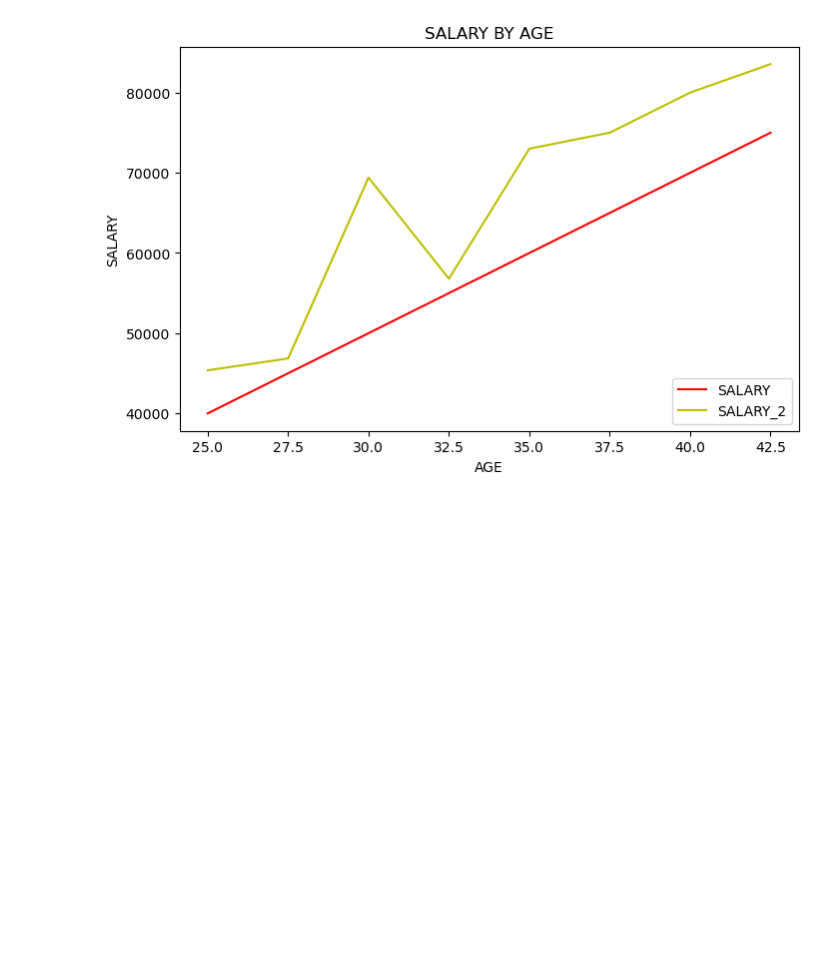
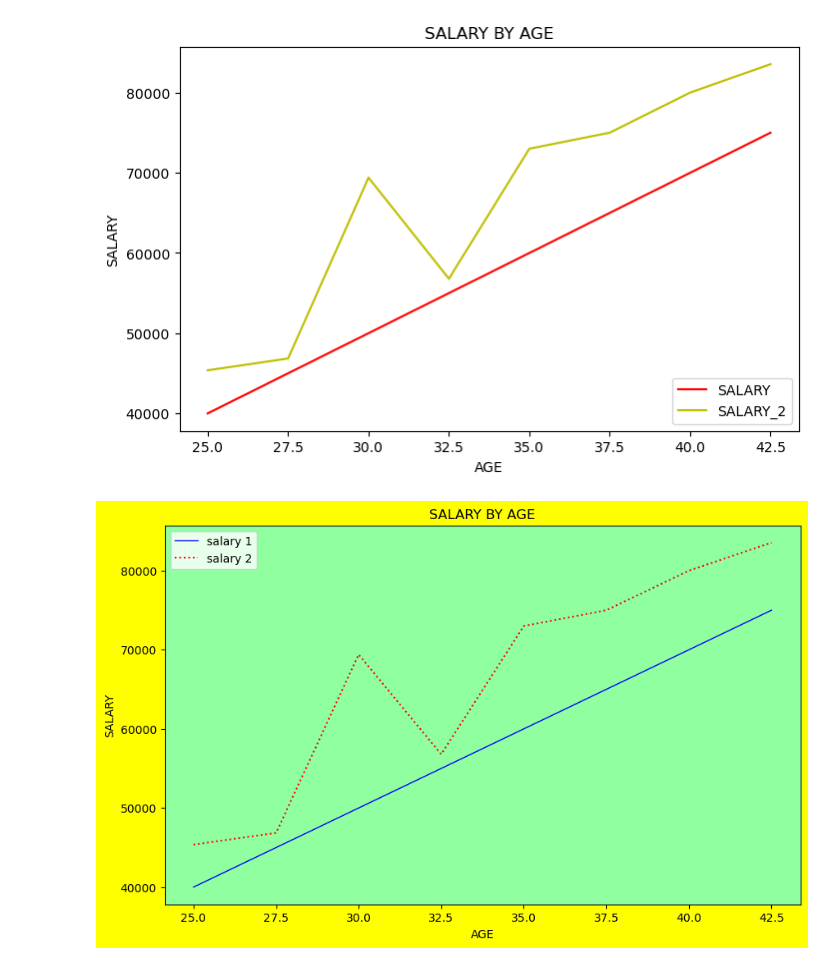
Before and after one commit to easgarli/datascience_bootcamp, a Jupyter notebook: pandas/Data_Visualization_InClass_1_(Intro & Matplotlib)_04.29.2024.ipynb, the cells around one changed output. Cells and saved outputs as stored; diff of their text form; code cells hidden in the pictures; blank space fills up the shorter version.

Commit message:
new visual

```diff
--- a/pandas/Data_Visualization_InClass_1_(Intro & Matplotlib)_04.29.2024.ipynb
+++ b/pandas/Data_Visualization_InClass_1_(Intro & Matplotlib)_04.29.2024.ipynb
@@ -119,3 +119,20 @@ plt.title("SALARY BY AGE")
 plt.legend(loc = "lower right");
 # %% [output]
 [figure]
+# %%
+plt.figure(facecolor="yellow", figsize=(10,6))
+
+ax = plt.axes()
+ax.set_facecolor("xkcd:mint green")
+
+
+plt.plot(age, salary, "b-", lw = 1, label = "salary 1")  # linewidth
+plt.plot(age, salary_2, "r", linestyle = ":", label = "salary 2")
+
+plt.xlabel("AGE")
+plt.ylabel("SALARY")
+plt.title("SALARY BY AGE")
+plt.legend()
+plt.show()
+# %% [output]
+[figure, added]
```
Also changed, not shown: parts of 10 cells of this notebook, 2 other files.
